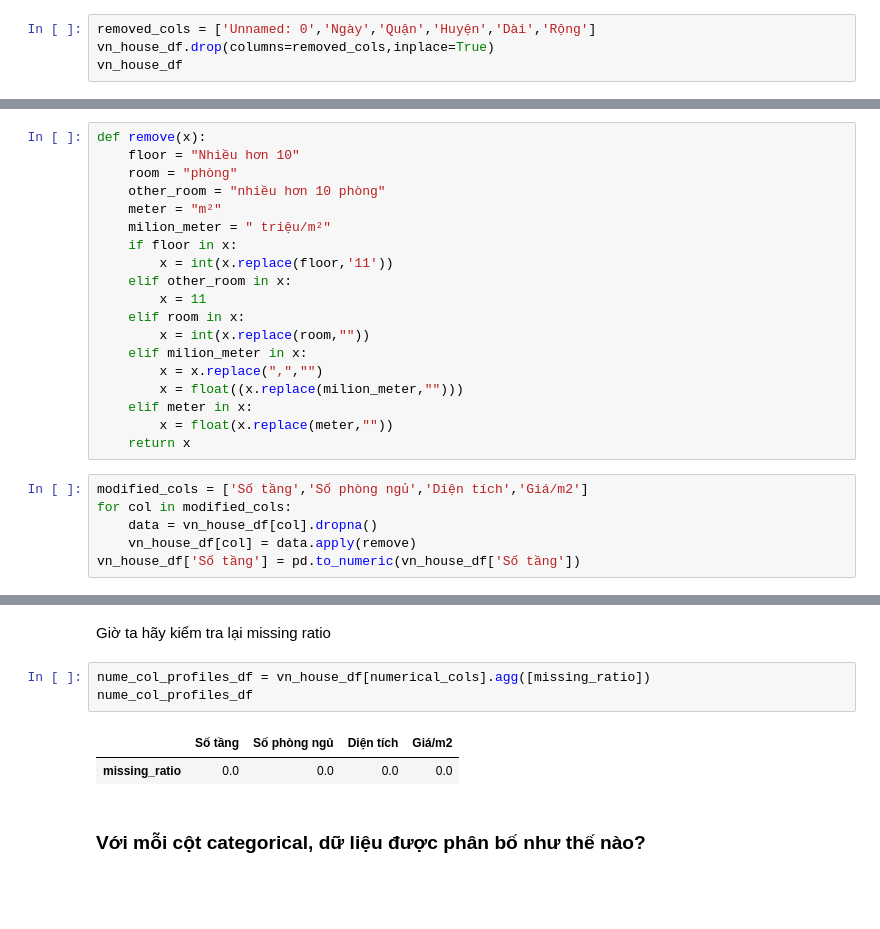
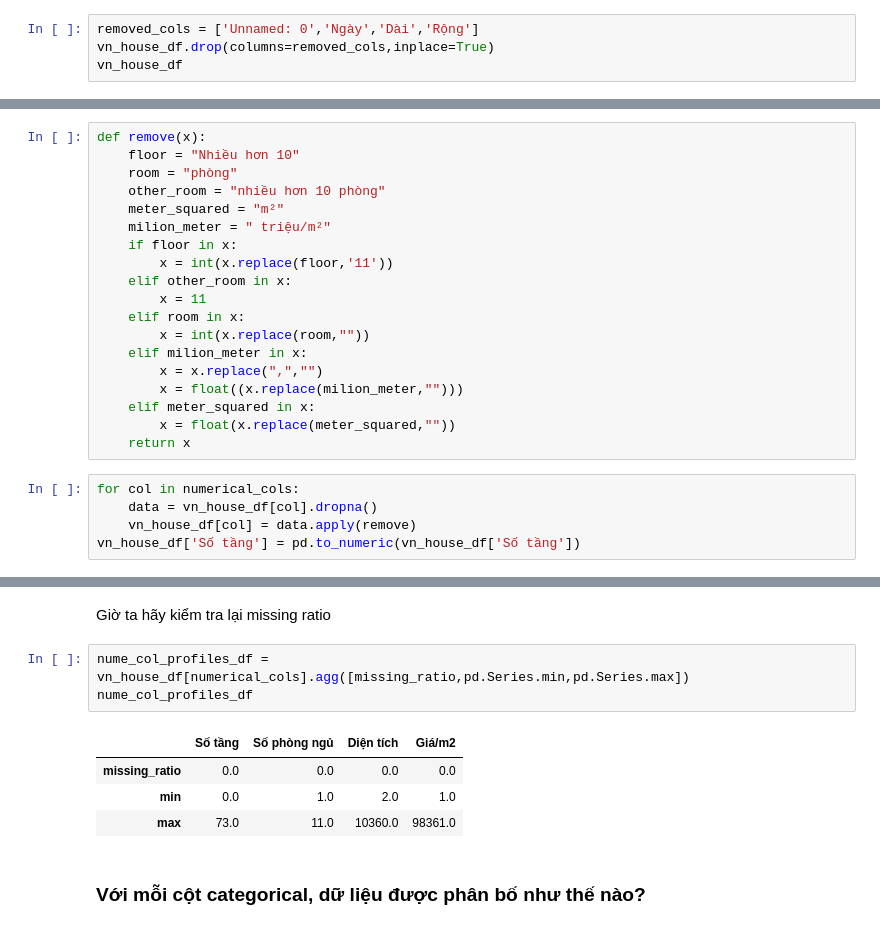
Before and after one commit to 19127592/Final_Data_Visualization, a Jupyter notebook: main.ipynb, the cells around one changed output, grey strips where cells are left out. Drawn from its saved outputs; the diff is of its cells as text; blank space fills up the shorter version.

```diff
--- a/main.ipynb
+++ b/main.ipynb
@@ -98,5 +93,5 @@ Nhìn vào dữ liệu, ta cần lưu ý vài thứ như sau:
 # %%
-removed_cols = ['Unnamed: 0','Ngày','Quận','Huyện','Dài','Rộng']
+removed_cols = ['Unnamed: 0','Ngày','Dài','Rộng']
 vn_house_df.drop(columns=removed_cols,inplace=True)
 vn_house_df
 # %% [output]
@@ -145,7 +140,7 @@ def remove(x):
     floor = "Nhiều hơn 10"
     room = "phòng"
     other_room = "nhiều hơn 10 phòng"
-    meter = "m²"
+    meter_squared = "m²"
     milion_meter = " triệu/m²"
     if floor in x:
         x = int(x.replace(floor,'11'))
@@ -156,12 +151,11 @@ def remove(x):
     elif milion_meter in x:
         x = x.replace(",","")
         x = float((x.replace(milion_meter,"")))
-    elif meter in x:
-        x = float(x.replace(meter,""))
+    elif meter_squared in x:
+        x = float(x.replace(meter_squared,""))
     return x
 # %%
-modified_cols = ['Số tầng','Số phòng ngủ','Diện tích','Giá/m2']
-for col in modified_cols:
+for col in numerical_cols:
     data = vn_house_df[col].dropna()
     vn_house_df[col] = data.apply(remove)
 vn_house_df['Số tầng'] = pd.to_numeric(vn_house_df['Số tầng'])
@@ -349,11 +343,13 @@ See the caveats in the documentation: https://pandas.pydata.org/pandas-docs/stab
 # %% [markdown]
 Giờ ta hãy kiểm tra lại missing ratio
 # %%
-nume_col_profiles_df = vn_house_df[numerical_cols].agg([missing_ratio])
+nume_col_profiles_df = vn_house_df[numerical_cols].agg([missing_ratio,pd.Series.min,pd.Series.max])
 nume_col_profiles_df
 # %% [output]
 |  | Số tầng | Số phòng ngủ | Diện tích | Giá/m2 |
 | missing_ratio | 0.0 | 0.0 | 0.0 | 0.0 |
+| min | 0.0 | 1.0 | 2.0 | 1.0 |
+| max | 73.0 | 11.0 | 10360.0 | 98361.0 |
 # %% [markdown]
 ### Với mỗi cột categorical, dữ liệu được phân bố như thế nào?
 # %%
```
Also changed, not shown: parts of 13 cells of this notebook, 1 other file.
